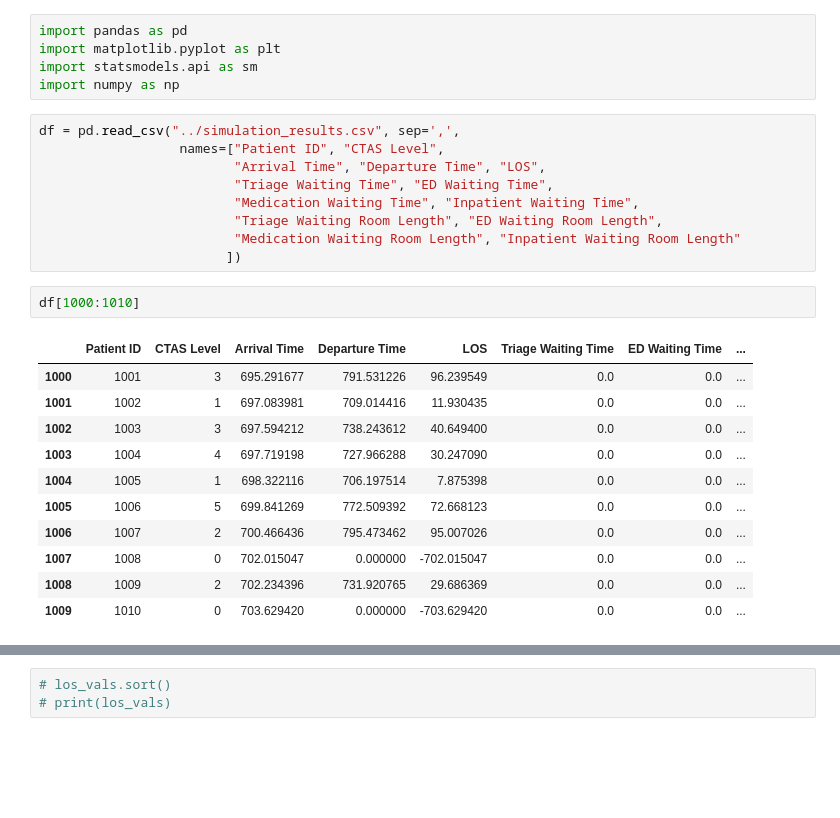
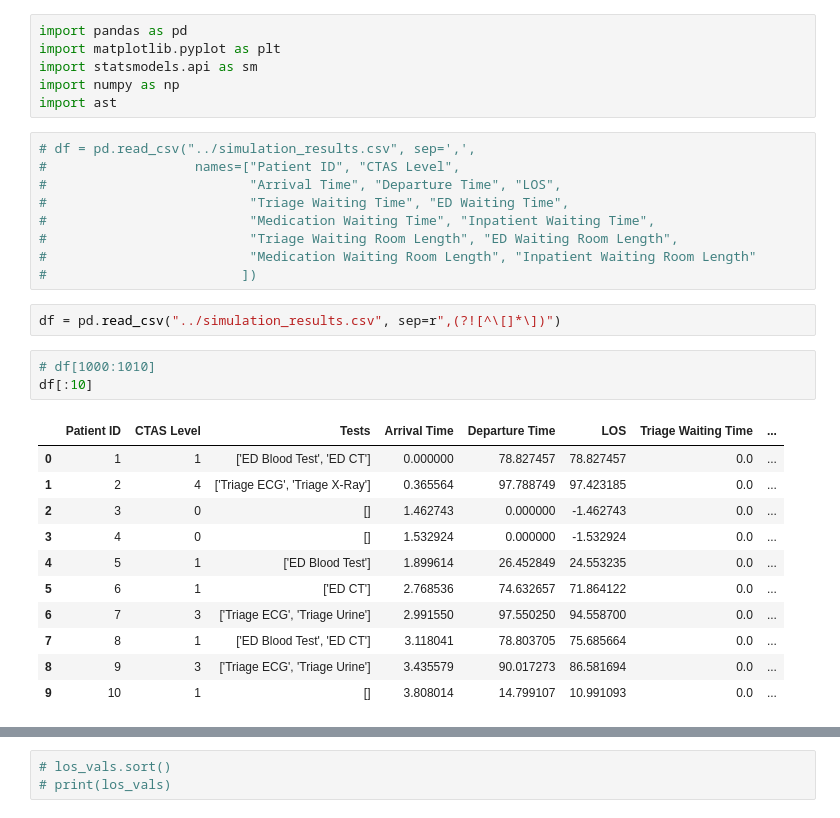
Before and after one commit to SaashaJoshi/ER-FlowSim, a Jupyter notebook: jupyter_notebooks/LOS-is-MultiModal.ipynb, the cells around one changed output, grey strips where cells are left out. Drawn from its saved outputs; the diff is of its cells as text; blank space fills up the shorter version.

```diff
--- a/jupyter_notebooks/LOS-is-MultiModal.ipynb
+++ b/jupyter_notebooks/LOS-is-MultiModal.ipynb
@@ -3,26 +3,30 @@ import pandas as pd
 import matplotlib.pyplot as plt
 import statsmodels.api as sm
 import numpy as np
+import ast
 # %%
-df = pd.read_csv("../simulation_results.csv", sep=',',
-                  names=["Patient ID", "CTAS Level",
-                         "Arrival Time", "Departure Time", "LOS",
-                         "Triage Waiting Time", "ED Waiting Time",
-                         "Medication Waiting Time", "Inpatient Waiting Time",
-                         "Triage Waiting Room Length", "ED Waiting Room Length",
-                         "Medication Waiting Room Length", "Inpatient Waiting Room Length"
-                        ])
+# df = pd.read_csv("../simulation_results.csv", sep=',',
+#                   names=["Patient ID", "CTAS Level",
+#                          "Arrival Time", "Departure Time", "LOS",
+#                          "Triage Waiting Time", "ED Waiting Time",
+#                          "Medication Waiting Time", "Inpatient Waiting Time",
+#                          "Triage Waiting Room Length", "ED Waiting Room Length",
+#                          "Medication Waiting Room Length", "Inpatient Waiting Room Length"
+#                         ])
+# %%
+df = pd.read_csv("../simulation_results.csv", sep=r",(?![^\[]*\])")
 # %%
-df[1000:1010]
+# df[1000:1010]
+df[:10]
 # %% [output]
-|  | Patient ID | CTAS Level | Arrival Time | Departure Time | LOS | Triage Waiting Time | ED Waiting Time | ... |
-| 1000 | 1001 | 3 | 695.291677 | 791.531226 | 96.239549 | 0.0 | 0.0 | ... |
-| 1001 | 1002 | 1 | 697.083981 | 709.014416 | 11.930435 | 0.0 | 0.0 | ... |
-| 1002 | 1003 | 3 | 697.594212 | 738.243612 | 40.649400 | 0.0 | 0.0 | ... |
-| 1003 | 1004 | 4 | 697.719198 | 727.966288 | 30.247090 | 0.0 | 0.0 | ... |
-| 1004 | 1005 | 1 | 698.322116 | 706.197514 | 7.875398 | 0.0 | 0.0 | ... |
-| 1005 | 1006 | 5 | 699.841269 | 772.509392 | 72.668123 | 0.0 | 0.0 | ... |
-| 1006 | 1007 | 2 | 700.466436 | 795.473462 | 95.007026 | 0.0 | 0.0 | ... |
-| 1007 | 1008 | 0 | 702.015047 | 0.000000 | -702.015047 | 0.0 | 0.0 | ... |
-| 1008 | 1009 | 2 | 702.234396 | 731.920765 | 29.686369 | 0.0 | 0.0 | ... |
-| 1009 | 1010 | 0 | 703.629420 | 0.000000 | -703.629420 | 0.0 | 0.0 | ... |
+|  | Patient ID | CTAS Level | Tests | Arrival Time | Departure Time | LOS | Triage Waiting Time | ... |
+| 0 | 1 | 1 | ['ED Blood Test', 'ED CT'] | 0.000000 | 78.827457 | 78.827457 | 0.0 | ... |
+| 1 | 2 | 4 | ['Triage ECG', 'Triage X-Ray'] | 0.365564 | 97.788749 | 97.423185 | 0.0 | ... |
+| 2 | 3 | 0 | [] | 1.462743 | 0.000000 | -1.462743 | 0.0 | ... |
+| 3 | 4 | 0 | [] | 1.532924 | 0.000000 | -1.532924 | 0.0 | ... |
+| 4 | 5 | 1 | ['ED Blood Test'] | 1.899614 | 26.452849 | 24.553235 | 0.0 | ... |
+| 5 | 6 | 1 | ['ED CT'] | 2.768536 | 74.632657 | 71.864122 | 0.0 | ... |
+| 6 | 7 | 3 | ['Triage ECG', 'Triage Urine'] | 2.991550 | 97.550250 | 94.558700 | 0.0 | ... |
+| 7 | 8 | 1 | ['ED Blood Test', 'ED CT'] | 3.118041 | 78.803705 | 75.685664 | 0.0 | ... |
+| 8 | 9 | 3 | ['Triage ECG', 'Triage Urine'] | 3.435579 | 90.017273 | 86.581694 | 0.0 | ... |
+| 9 | 10 | 1 | [] | 3.808014 | 14.799107 | 10.991093 | 0.0 | ... |
```
Also changed, not shown: parts of 18 cells of this notebook, 2 other files.
